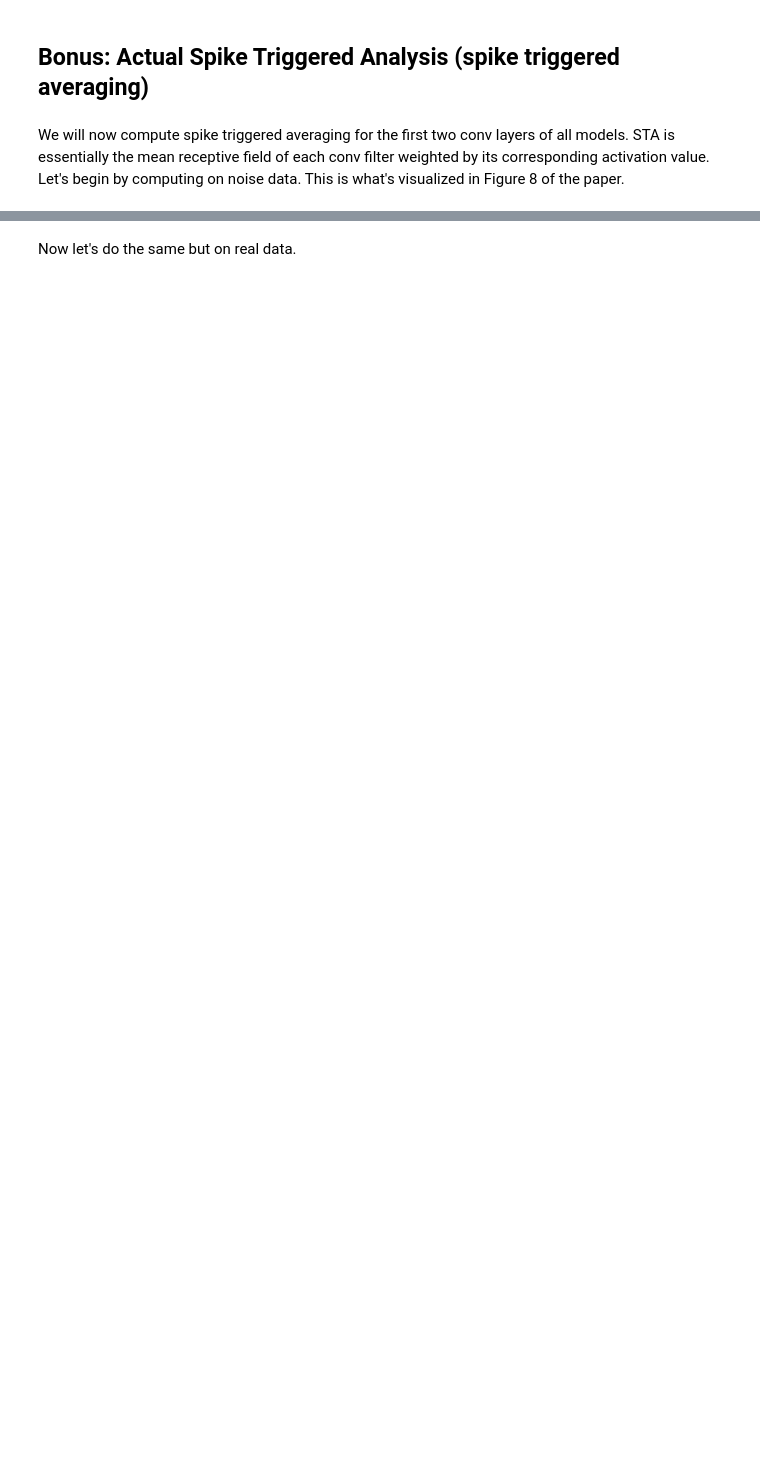
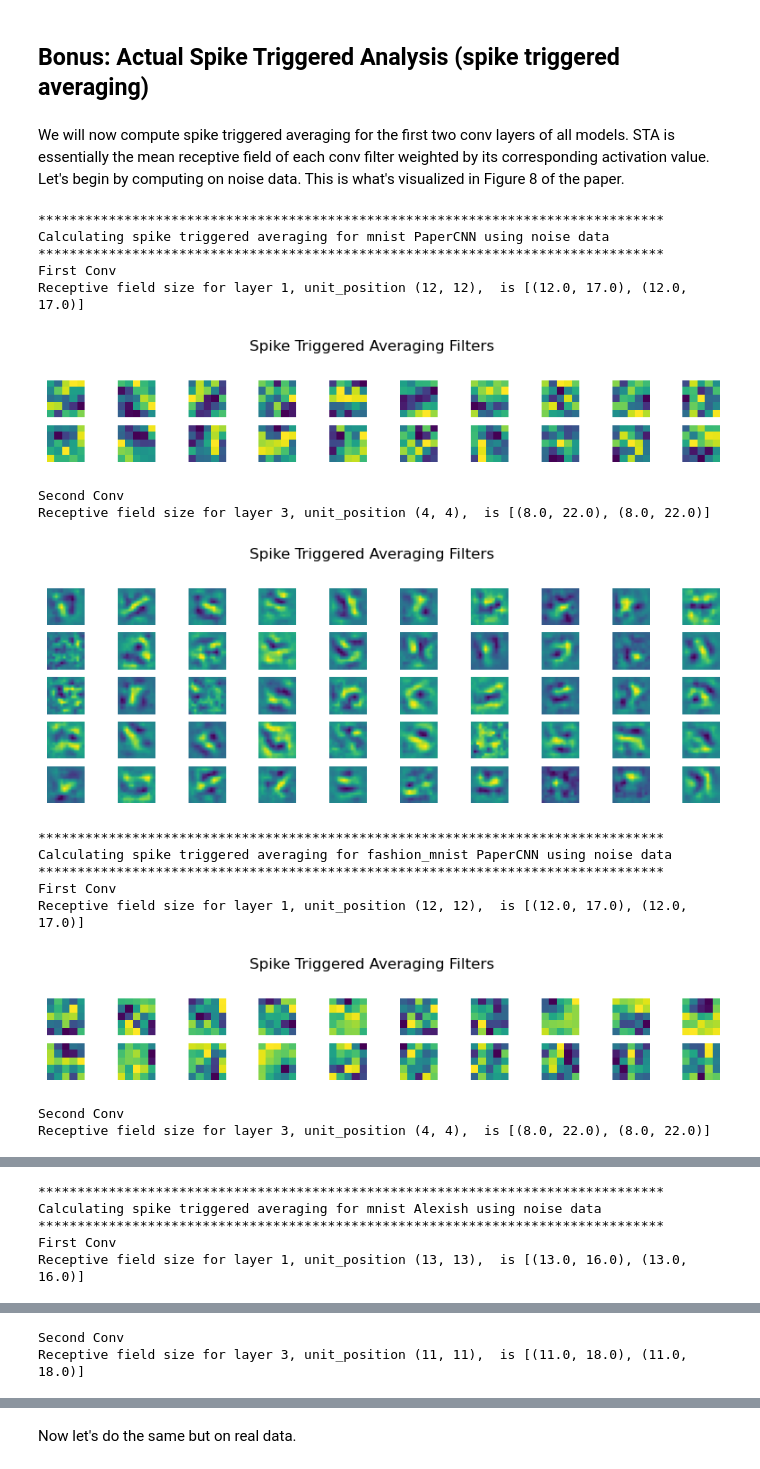
Before and after one commit to mengyu-yang/WhiteNoise, a Jupyter notebook: PaperAssignment.ipynb, the cells around one changed output, grey strips where cells are left out. Drawn from its saved outputs; the diff is of its cells as text; code cells hidden in the pictures; blank space fills up the shorter version.

```diff
--- a/PaperAssignment.ipynb
+++ b/PaperAssignment.ipynb
@@ -283,9 +357,27 @@ We will now compute spike triggered averaging for the first two conv layers of a
 # %%
 outdir = './'
 ckpt_path = os.path.join(outdir, 'model_ckpts')
 
 # Spike triggered averaging
 for model_name in ["PaperCNN", "Alexish"]:
     for dataset_name in ["mnist", "fashion_mnist"]:
 
-        STA_main(ckpt_path, model_name, dataset_name, num_trials=500000, real_data=False)
+        STA_main(ckpt_path, model_name, dataset_name, num_trials=300000, real_data=False)
+# %% [output]
+********************************************************************************
+Calculating spike triggered averaging for mnist PaperCNN using noise data
+********************************************************************************
+First Conv
+Receptive field size for layer 1, unit_position (12, 12),  is [(12.0, 17.0), (12.0, 17.0)]
+[figure, added]
+Second Conv
+Receptive field size for layer 3, unit_position (4, 4),  is [(8.0, 22.0), (8.0, 22.0)]
+[figure, added]
+********************************************************************************
+Calculating spike triggered averaging for fashion_mnist PaperCNN using noise data
+********************************************************************************
+First Conv
+Receptive field size for layer 1, unit_position (12, 12),  is [(12.0, 17.0), (12.0, 17.0)]
+[figure, added]
+Second Conv
+Receptive field size for layer 3, unit_position (4, 4),  is [(8.0, 22.0), (8.0, 22.0)]
@@ -291,0 +385,5 @@ for model_name in ["PaperCNN", "Alexish"]:
+********************************************************************************
+Calculating spike triggered averaging for mnist Alexish using noise data
+********************************************************************************
+First Conv
+Receptive field size for layer 1, unit_position (13, 13),  is [(13.0, 16.0), (13.0, 16.0)]
@@ -291,0 +391,2 @@ for model_name in ["PaperCNN", "Alexish"]:
+Second Conv
+Receptive field size for layer 3, unit_position (11, 11),  is [(11.0, 18.0), (11.0, 18.0)]
```
Also changed, not shown: parts of 9 cells of this notebook, 3 other files.
